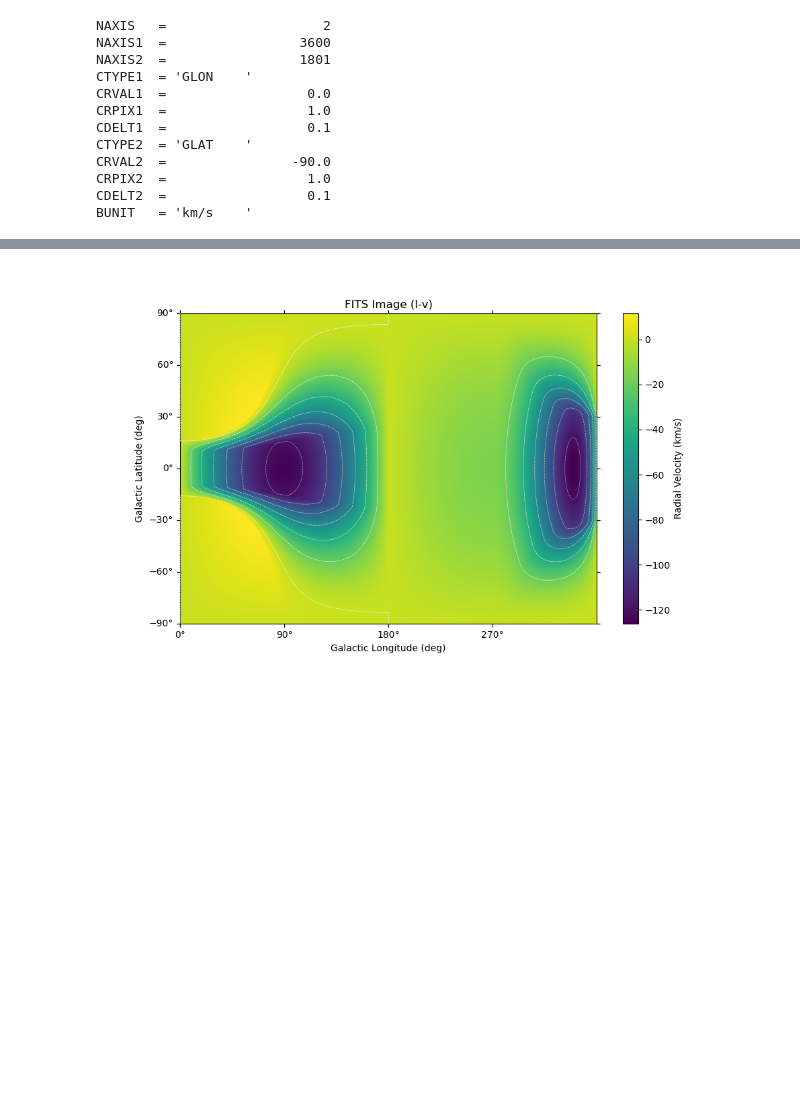
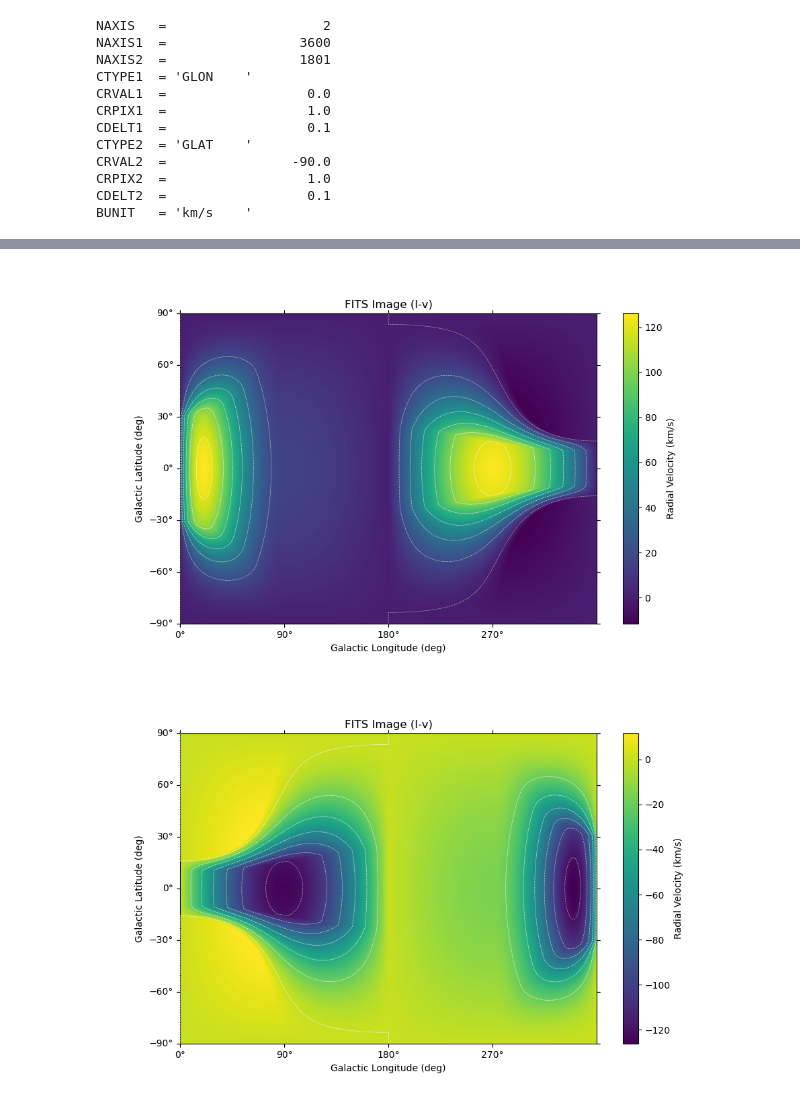
Before and after one commit to Firestar-Reimu/HVC-catalog, a Jupyter notebook: Galaxy Rotation Model/Galaxy Rotation Model.ipynb, the cells around one changed output, grey strips where cells are left out. Cells and saved outputs as stored; diff of their text form; code cells hidden in the pictures; blank space fills up the shorter version.

```diff
--- a/Galaxy Rotation Model/Galaxy Rotation Model.ipynb
+++ b/Galaxy Rotation Model/Galaxy Rotation Model.ipynb
@@ -924 +897,36 @@ BUNIT   = 'km/s    '
+# %%
+filename1 = "galaxy_rotation_model_+.fits"
+
+# 打开FITS文件
+with fits.open(filename1) as hdul:
+    data1 = hdul[0].data
+    header1 = hdul[0].header
+
+wcs1 = WCS(header1)
+
+# 画图
+fig, ax = plt.subplots(figsize=(10, 6), subplot_kw={'projection': wcs2})
+im = ax.imshow(
+    data1,
+    origin='lower',
+    aspect='auto',
+    norm=PowerNorm(gamma=1),  # 使用对数归一化
+    cmap='viridis'  # 使用viridis色图
+)
+ax.contour(
+    data1,
+    origin='lower',
+    cmap=white_cmap,
+    linewidths=0.5,
+    linestyles='dashed'
+    )
+
+ax.set_xlabel('Galactic Longitude (deg)')
+ax.set_ylabel('Galactic Latitude (deg)')
+plt.colorbar(im, ax=ax, label='Radial Velocity (km/s)')
+plt.title('FITS Image (l-v)')
+
+plt.show()
+# %% [output]
+[figure, added]
 # %%
```
Also changed, not shown: parts of 6 cells of this notebook, 4 other files.
